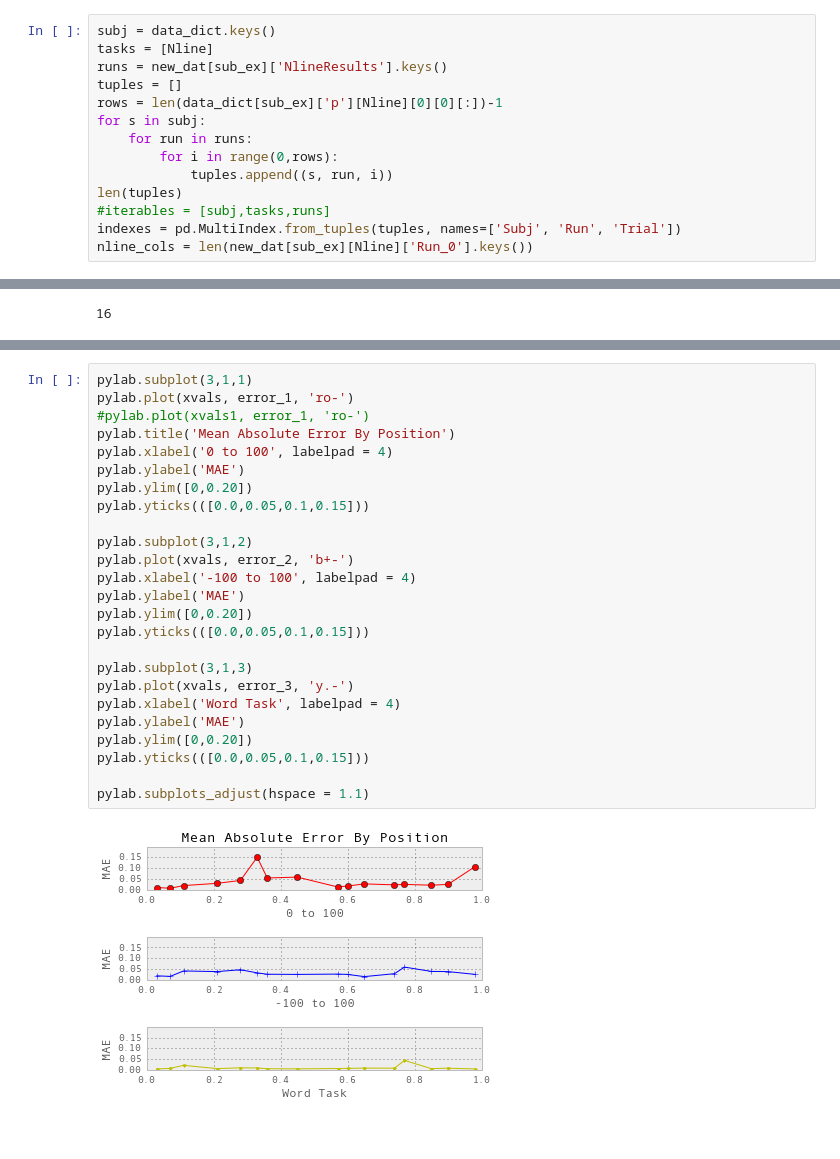
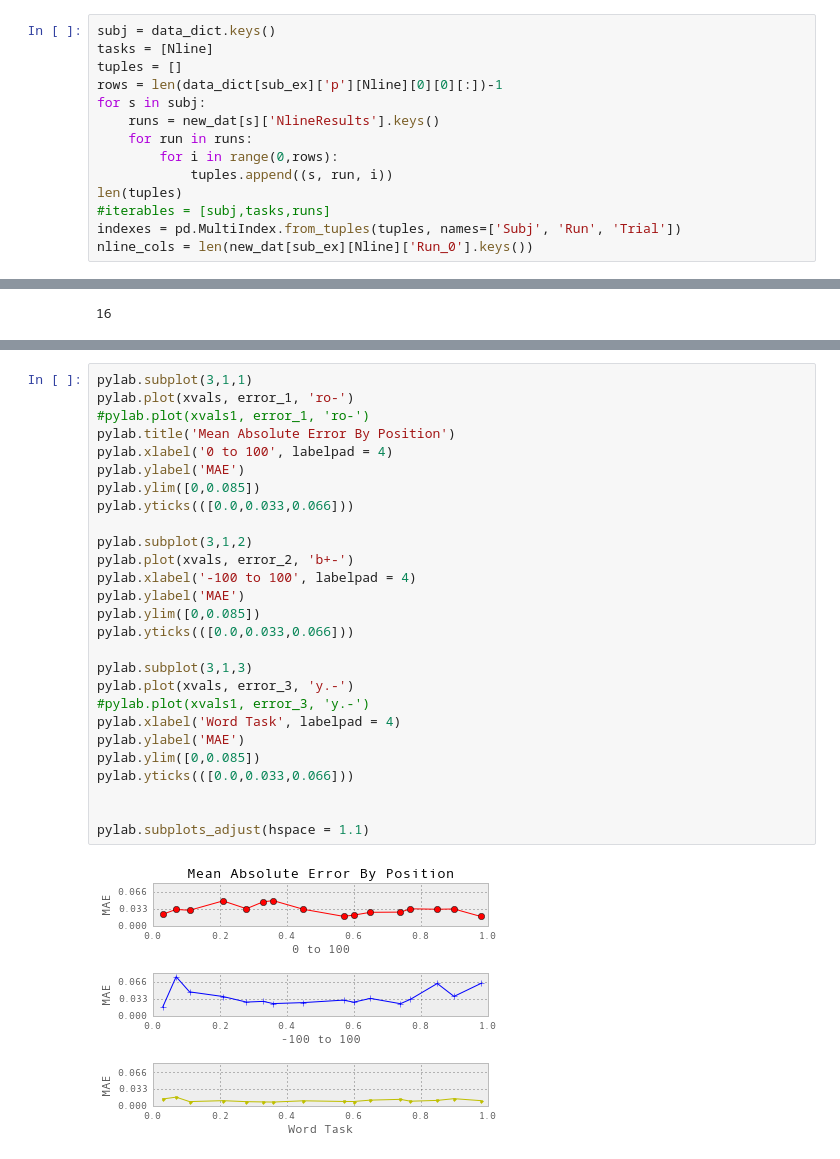
Before and after one commit to franink/Fractions, a Jupyter notebook: Data_Analyses/NLine_Behavioral.ipynb, the cells around one changed output, grey strips where cells are left out. Drawn from its saved outputs; the diff is of its cells as text.

```diff
--- a/Data_Analyses/NLine_Behavioral.ipynb
+++ b/Data_Analyses/NLine_Behavioral.ipynb
@@ -167,10 +177,10 @@ new_dat[sub_ex]['NlineResults']['Run_1']['catch_probe']
 # %%
 subj = data_dict.keys()
 tasks = [Nline]
-runs = new_dat[sub_ex]['NlineResults'].keys()
 tuples = []
 rows = len(data_dict[sub_ex]['p'][Nline][0][0][:])-1
 for s in subj:
+    runs = new_dat[s]['NlineResults'].keys()
     for run in runs:
         for i in range(0,rows):
             tuples.append((s, run, i))
@@ -667,27 +725,29 @@ pylab.subplots_adjust(hspace = 1.1)
 # %%
 pylab.subplot(3,1,1)
 pylab.plot(xvals, error_1, 'ro-')
 #pylab.plot(xvals1, error_1, 'ro-')
 pylab.title('Mean Absolute Error By Position')
 pylab.xlabel('0 to 100', labelpad = 4)
 pylab.ylabel('MAE')
-pylab.ylim([0,0.20])
-pylab.yticks(([0.0,0.05,0.1,0.15]))
+pylab.ylim([0,0.085])
+pylab.yticks(([0.0,0.033,0.066]))
 
 pylab.subplot(3,1,2)
 pylab.plot(xvals, error_2, 'b+-')
 pylab.xlabel('-100 to 100', labelpad = 4)
 pylab.ylabel('MAE')
-pylab.ylim([0,0.20])
-pylab.yticks(([0.0,0.05,0.1,0.15]))
+pylab.ylim([0,0.085])
+pylab.yticks(([0.0,0.033,0.066]))
 
 pylab.subplot(3,1,3)
 pylab.plot(xvals, error_3, 'y.-')
+#pylab.plot(xvals1, error_3, 'y.-')
 pylab.xlabel('Word Task', labelpad = 4)
 pylab.ylabel('MAE')
-pylab.ylim([0,0.20])
-pylab.yticks(([0.0,0.05,0.1,0.15]))
+pylab.ylim([0,0.085])
+pylab.yticks(([0.0,0.033,0.066]))
+
 
 pylab.subplots_adjust(hspace = 1.1)
 # %% [output]
-[figure, old version]
+[figure, new version]
```
Also changed, not shown: parts of 37 cells of this notebook, 12 other files.
